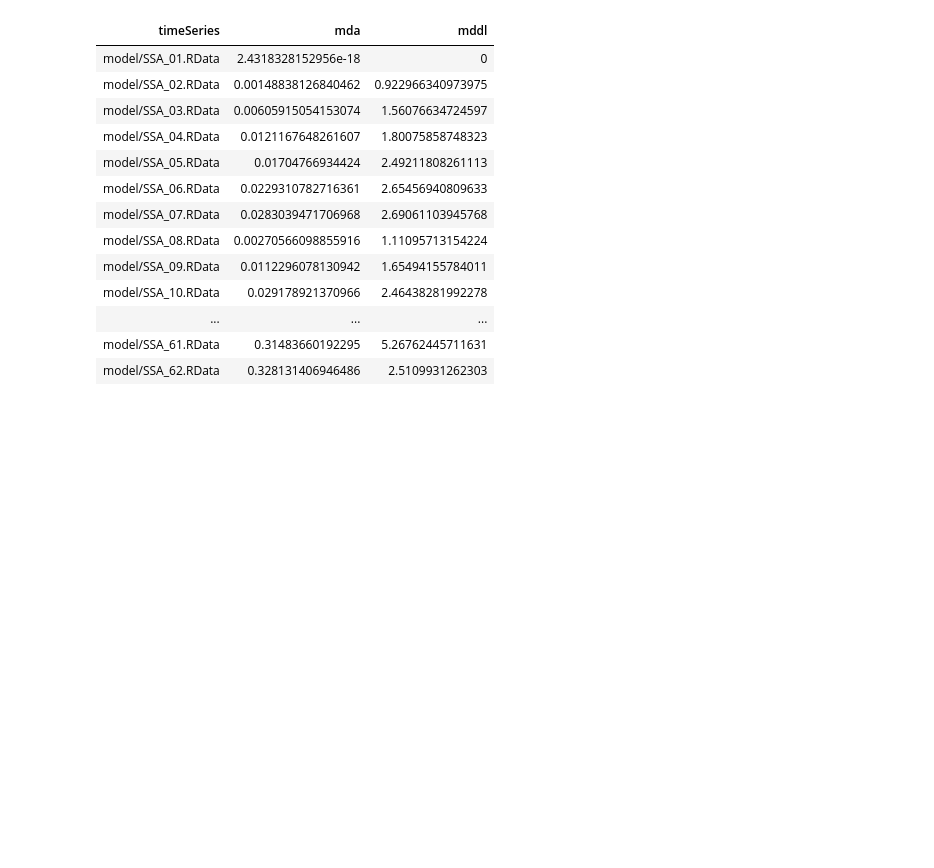
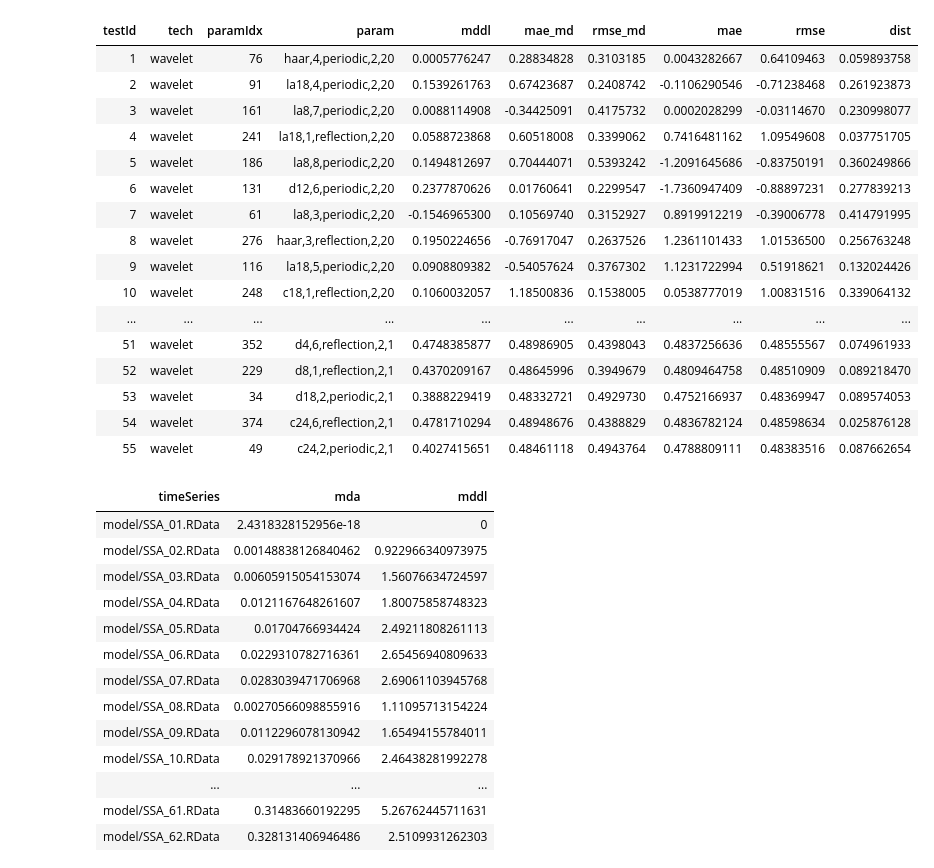
Before and after one commit to felipelageduarte/Doutorado, a Jupyter notebook: 3 - Results.ipynb, the cells around one changed output. Cells and saved outputs as stored; diff of their text form; code cells hidden in the pictures; blank space fills up the shorter version.

```diff
--- a/3 - Results.ipynb
+++ b/3 - Results.ipynb
@@ -71,3 +57,34 @@ testData
+# %%
+models = modelsLake[grepl("*wavelets*", modelsLake)]
+testData = data.frame()
+for(i in 1:length(models)){
+    load(models[i])
+    if (i == 1) {
+        testData = model$eval
+    } else {
+        testData = merge(testData, model$eval, all.x = TRUE, all.y = TRUE)
+    }
+
+}
+testData
+# %% [output]
+| testId | tech | paramIdx | param | mddl | mae_md | rmse_md | mae | rmse | dist |
+| 1 | wavelet | 76 | haar,4,periodic,2,20 | 0.0005776247 | 0.28834828 | 0.3103185 | 0.0043282667 | 0.64109463 | 0.059893758 |
+| 2 | wavelet | 91 | la18,4,periodic,2,20 | 0.1539261763 | 0.67423687 | 0.2408742 | -0.1106290546 | -0.71238468 | 0.261923873 |
+| 3 | wavelet | 161 | la8,7,periodic,2,20 | 0.0088114908 | -0.34425091 | 0.4175732 | 0.0002028299 | -0.03114670 | 0.230998077 |
+| 4 | wavelet | 241 | la18,1,reflection,2,20 | 0.0588723868 | 0.60518008 | 0.3399062 | 0.7416481162 | 1.09549608 | 0.037751705 |
+| 5 | wavelet | 186 | la8,8,periodic,2,20 | 0.1494812697 | 0.70444071 | 0.5393242 | -1.2091645686 | -0.83750191 | 0.360249866 |
+| 6 | wavelet | 131 | d12,6,periodic,2,20 | 0.2377870626 | 0.01760641 | 0.2299547 | -1.7360947409 | -0.88897231 | 0.277839213 |
+| 7 | wavelet | 61 | la8,3,periodic,2,20 | -0.1546965300 | 0.10569740 | 0.3152927 | 0.8919912219 | -0.39006778 | 0.414791995 |
+| 8 | wavelet | 276 | haar,3,reflection,2,20 | 0.1950224656 | -0.76917047 | 0.2637526 | 1.2361101433 | 1.01536500 | 0.256763248 |
+| 9 | wavelet | 116 | la18,5,periodic,2,20 | 0.0908809382 | -0.54057624 | 0.3767302 | 1.1231722994 | 0.51918621 | 0.132024426 |
+| 10 | wavelet | 248 | c18,1,reflection,2,20 | 0.1060032057 | 1.18500836 | 0.1538005 | 0.0538777019 | 1.00831516 | 0.339064132 |
+| ... | ... | ... | ... | ... | ... | ... | ... | ... | ... |
+| 51 | wavelet | 352 | d4,6,reflection,2,1 | 0.4748385877 | 0.48986905 | 0.4398043 | 0.4837256636 | 0.48555567 | 0.074961933 |
+| 52 | wavelet | 229 | d8,1,reflection,2,1 | 0.4370209167 | 0.48645996 | 0.3949679 | 0.4809464758 | 0.48510909 | 0.089218470 |
+| 53 | wavelet | 34 | d18,2,periodic,2,1 | 0.3888229419 | 0.48332721 | 0.4929730 | 0.4752166937 | 0.48369947 | 0.089574053 |
+| 54 | wavelet | 374 | c24,6,reflection,2,1 | 0.4781710294 | 0.48948676 | 0.4388829 | 0.4836782124 | 0.48598634 | 0.025876128 |
+| 55 | wavelet | 49 | c24,2,periodic,2,1 | 0.4027415651 | 0.48461118 | 0.4943764 | 0.4788809111 | 0.48383516 | 0.087662654 |
 # %%
 models = modelsLake[grepl("*SSA*", modelsLake)]
 testData = data.frame(matrix(nrow = length(models), ncol = 3, dimnames=list(c(), c('timeSeries', 'mda', 'mddl'))))
```
Also changed, not shown: parts of 5 cells of this notebook, 2 other files.
